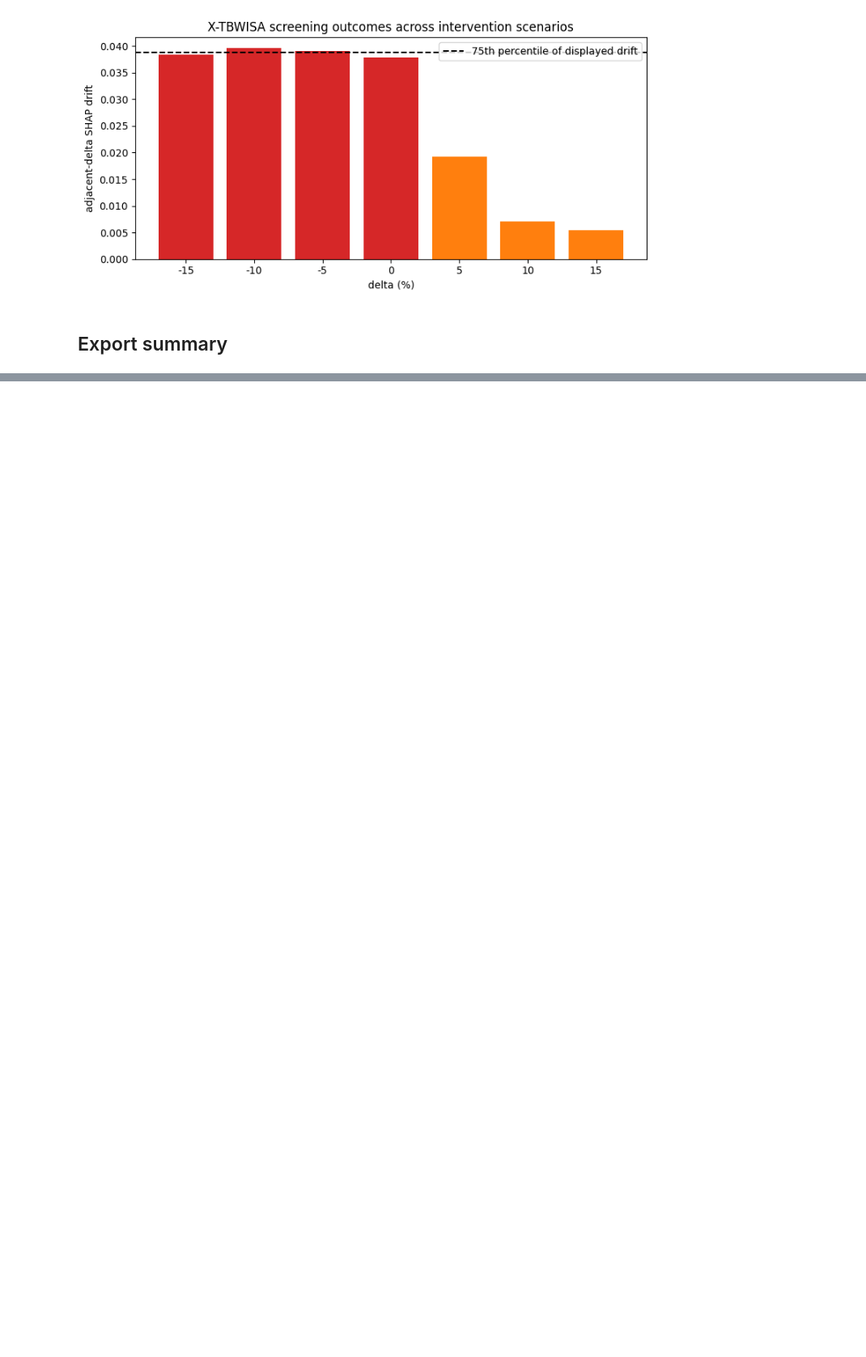
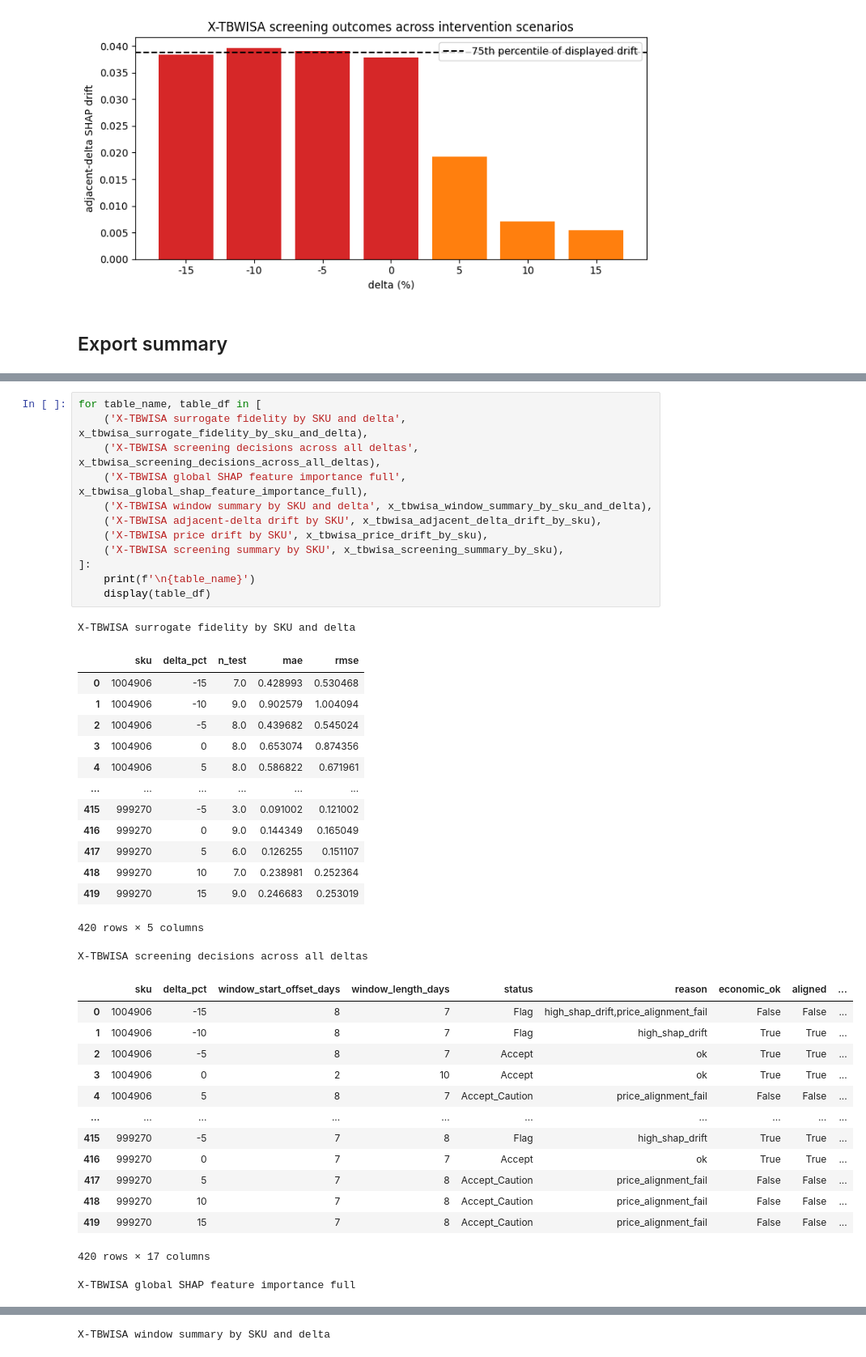
Before and after one commit to alexgrigoras/dif-pi, a Jupyter notebook: x-tbwisa-validation.ipynb, the cells around one changed output, grey strips where cells are left out. Shown at 81% size. Drawn from its saved outputs; the diff is of its cells as text; blank space fills up the shorter version.

```diff
--- a/x-tbwisa-validation.ipynb
+++ b/x-tbwisa-validation.ipynb
@@ -960,0 +1048,42 @@ Files written to: /Users/alexgrigoras/Library/Mobile Documents/com~apple~CloudDo
+# %%
+for table_name, table_df in [
+    ('X-TBWISA surrogate fidelity by SKU and delta', x_tbwisa_surrogate_fidelity_by_sku_and_delta),
+    ('X-TBWISA screening decisions across all deltas', x_tbwisa_screening_decisions_across_all_deltas),
+    ('X-TBWISA global SHAP feature importance full', x_tbwisa_global_shap_feature_importance_full),
+    ('X-TBWISA window summary by SKU and delta', x_tbwisa_window_summary_by_sku_and_delta),
+    ('X-TBWISA adjacent-delta drift by SKU', x_tbwisa_adjacent_delta_drift_by_sku),
+    ('X-TBWISA price drift by SKU', x_tbwisa_price_drift_by_sku),
+    ('X-TBWISA screening summary by SKU', x_tbwisa_screening_summary_by_sku),
+]:
+    print(f'\n{table_name}')
+    display(table_df)
+# %% [output]
+X-TBWISA surrogate fidelity by SKU and delta
+|  | sku | delta_pct | n_test | mae | rmse |
+| 0 | 1004906 | -15 | 7.0 | 0.428993 | 0.530468 |
+| 1 | 1004906 | -10 | 9.0 | 0.902579 | 1.004094 |
+| 2 | 1004906 | -5 | 8.0 | 0.439682 | 0.545024 |
+| 3 | 1004906 | 0 | 8.0 | 0.653074 | 0.874356 |
+| 4 | 1004906 | 5 | 8.0 | 0.586822 | 0.671961 |
+| ... | ... | ... | ... | ... | ... |
+| 415 | 999270 | -5 | 3.0 | 0.091002 | 0.121002 |
+| 416 | 999270 | 0 | 9.0 | 0.144349 | 0.165049 |
+| 417 | 999270 | 5 | 6.0 | 0.126255 | 0.151107 |
+| 418 | 999270 | 10 | 7.0 | 0.238981 | 0.252364 |
+| 419 | 999270 | 15 | 9.0 | 0.246683 | 0.253019 |
+420 rows × 5 columns
+X-TBWISA screening decisions across all deltas
+|  | sku | delta_pct | window_start_offset_days | window_length_days | status | reason | economic_ok | aligned | ... |
+| 0 | 1004906 | -15 | 8 | 7 | Flag | high_shap_drift,price_alignment_fail | False | False | ... |
+| 1 | 1004906 | -10 | 8 | 7 | Flag | high_shap_drift | True | True | ... |
+| 2 | 1004906 | -5 | 8 | 7 | Accept | ok | True | True | ... |
+| 3 | 1004906 | 0 | 2 | 10 | Accept | ok | True | True | ... |
+| 4 | 1004906 | 5 | 8 | 7 | Accept_Caution | price_alignment_fail | False | False | ... |
+| ... | ... | ... | ... | ... | ... | ... | ... | ... | ... |
+| 415 | 999270 | -5 | 7 | 8 | Flag | high_shap_drift | True | True | ... |
+| 416 | 999270 | 0 | 7 | 7 | Accept | ok | True | True | ... |
+| 417 | 999270 | 5 | 7 | 8 | Accept_Caution | price_alignment_fail | False | False | ... |
+| 418 | 999270 | 10 | 7 | 8 | Accept_Caution | price_alignment_fail | False | False | ... |
+| 419 | 999270 | 15 | 7 | 8 | Accept_Caution | price_alignment_fail | False | False | ... |
+420 rows × 17 columns
+X-TBWISA global SHAP feature importance full
@@ -960,0 +1098 @@ Files written to: /Users/alexgrigoras/Library/Mobile Documents/com~apple~CloudDo
+X-TBWISA window summary by SKU and delta
```
Also changed, not shown: parts of 4 cells of this notebook, 5 other files.
